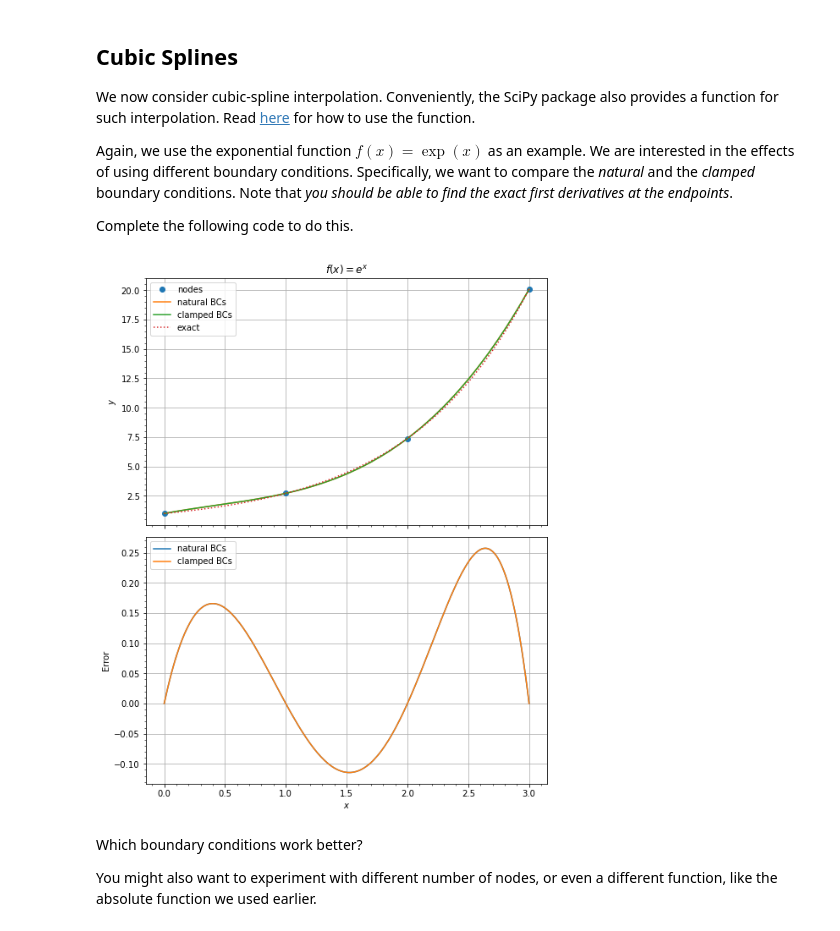
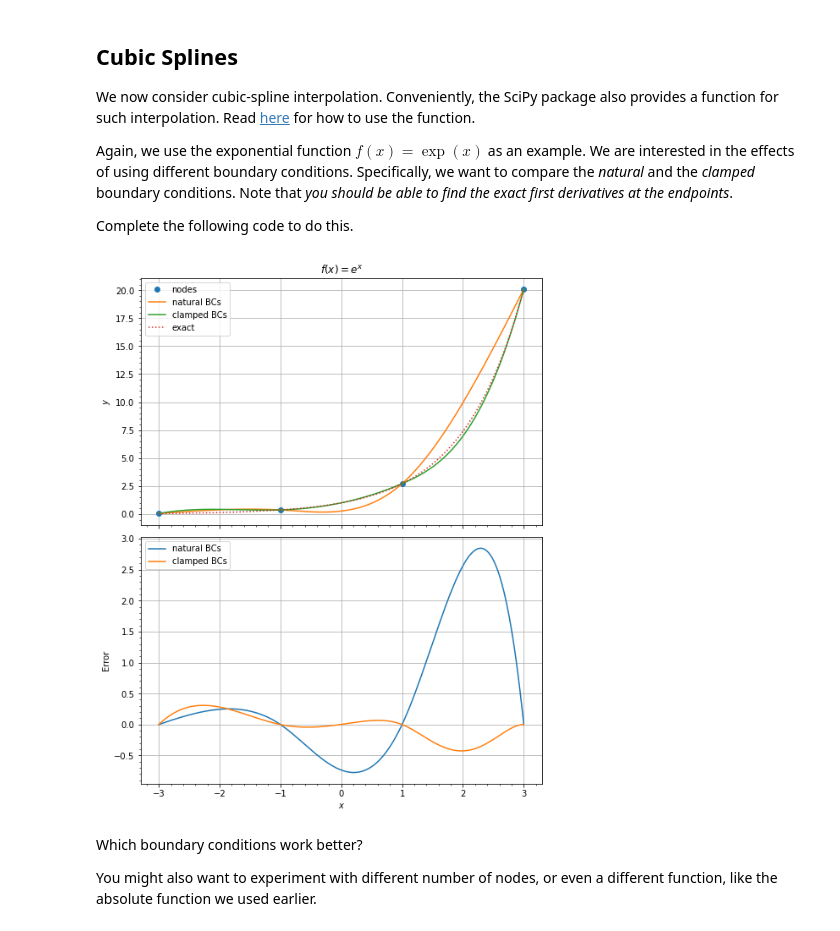
Before and after one commit to grahaa14/computational-physics-class-404-604-Spring-2022, a Jupyter notebook: Lect19.ipynb, the cells around one changed output. Saved outputs shown, nothing was run; the diff lists cells and outputs as text; code cells hidden in the pictures.

```diff
--- a/Lect19.ipynb
+++ b/Lect19.ipynb
@@ -231,16 +231,16 @@ def func(x):
     return np.exp(x)
 
 # Define the nodes.
-a, b = 0, 3  # endpoints
+a, b = -3, 3  # endpoints
 nnodes = 4  # We now fix at four nodes.
 xi = np.linspace(a, b, nnodes)
 yi = func(xi)
 
 # COMPLETE ME: Compute the cubic splines using the natural boundary conditions.
-csn = CubicSpline(xi, yi)
+csn = CubicSpline(xi, yi, bc_type='natural')
 
 # COMPLETE ME: Compute the cubic splines using the clamped boundary conditions.
-csc = CubicSpline(xi, yi)
+csc = CubicSpline(xi, yi, bc_type=((1, 1), (1, np.exp(3))))
 
 # Define a fine grid for interpolation.
 x = np.linspace(a, b, 201)
@@ -253,34 +253,34 @@ fig, (ax1, ax2) = plt.subplots(nrows=2, sharex="col", figsize=(8.5,11))
 fig.subplots_adjust(hspace=0.05)
 
 # Plot the nodes.
 ax1.plot(xi, yi, 'o', label="nodes")
 
 # Plot the splines.
 ax1.plot(x, csn(x), '-', label="natural BCs")
 ax1.plot(x, csc(x), '-', label="clamped BCs")
 
 # Plot the exact function.
 ax1.plot(x, ye, ':', label="exact")
 
 # Plot the errors.
 ax2.plot(x, csn(x) - ye, label="natural BCs")
 ax2.plot(x, csc(x) - ye, label="clamped BCs")
 
 # Fine tune the plot.
 ax1.grid()
 ax1.minorticks_on()
 ax1.set_ylabel(r"$y$")
 ax1.legend()
 ax1.set_title(r"$f(x) = e^x$")
 ax2.grid()
 ax2.minorticks_on()
 ax2.set_xlabel(r"$x$")
 ax2.set_ylabel(r"Error")
 ax2.legend()
 
 plt.show()
 # %% [output]
-[figure, old version]
+[figure, new version]
 # %% [markdown]
 Which boundary conditions work better?
 
```
Also changed, not shown: parts of 1 cell of this notebook.
